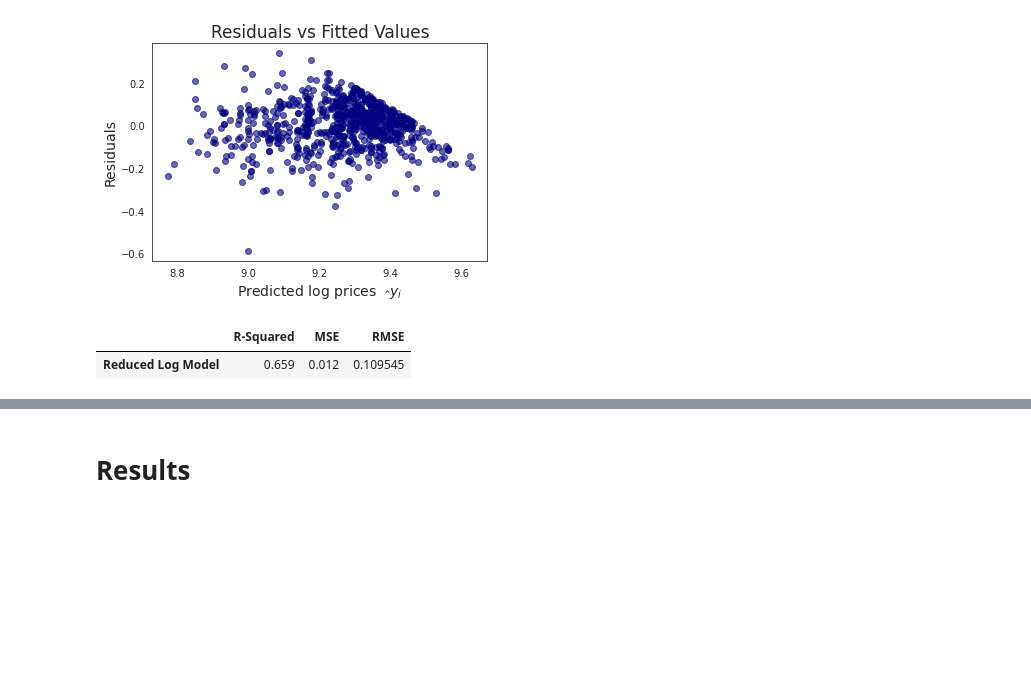
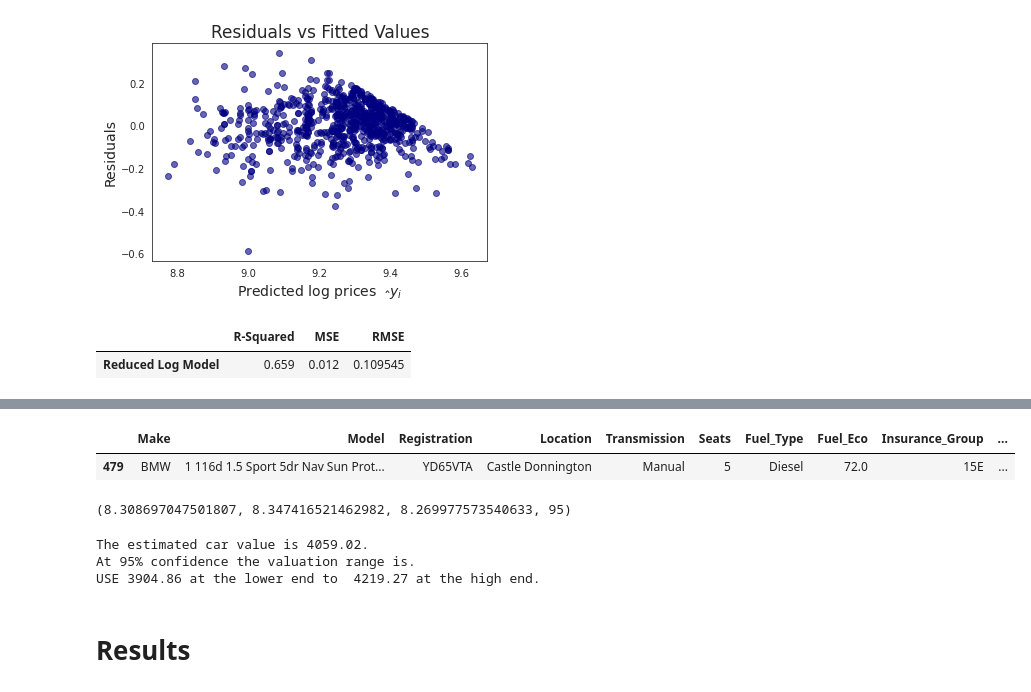
Before and after one commit to tsenior97/Cars_dataset, a Jupyter notebook: WBAC_TS.ipynb, the cells around one changed output, grey strips where cells are left out. Cells and saved outputs as stored; diff of their text form; code cells hidden in the pictures; blank space fills up the shorter version.

```diff
--- a/WBAC_TS.ipynb
+++ b/WBAC_TS.ipynb
@@ -989,3 +1224,36 @@ pd.DataFrame({'R-Squared': [reduced_log_rsquared],
+# %%
+df.sample()
+# %% [output]
+|  | Make | Model | Registration | Location | Transmission | Seats | Fuel_Type | Fuel_Eco | Insurance_Group | ... |
+| 479 | BMW | 1 116d 1.5 Sport 5dr Nav Sun Prot... | YD65VTA | Castle Donnington | Manual | 5 | Diesel | 72.0 | 15E | ... |
+# %%
+est = get_log_estimate(Make='Vauxhall', Transmission='Manual', Seats=5, Fuel_Type='Petrol', Insurance_Group='8E', CO2=128, Milage=19483, Year=2018)
+est
+# %% [output]
+(8.308697047501807, 8.347416521462982, 8.269977573540633, 95)
+# %%
+log_est, upper, lower, conf = est
+
+
+# Conver to today's dollars
+dollar_est = np.e**log_est
+dollar_hi = np.e**upper
+dollar_low = np.e**lower
+
+
+# Round the dollar values to nearest thousand
+rounded_est = np.around(dollar_est, 2)
+rounded_hi = np.around(dollar_hi, 2)
+rounded_low = np.around(dollar_low, 2)
+
+
+print(f'The estimated car value is {rounded_est}.')
+print(f'At {conf}% confidence the valuation range is.')
+print(f'USE {rounded_low} at the lower end to  {rounded_hi} at the high end.')
+# %% [output]
+The estimated car value is 4059.02.
+At 95% confidence the valuation range is.
+USE 3904.86 at the lower end to  4219.27 at the high end.
 # %% [markdown]
 # Results
 # %%
```
Also changed, not shown: parts of 23 cells of this notebook, 1 other file.
